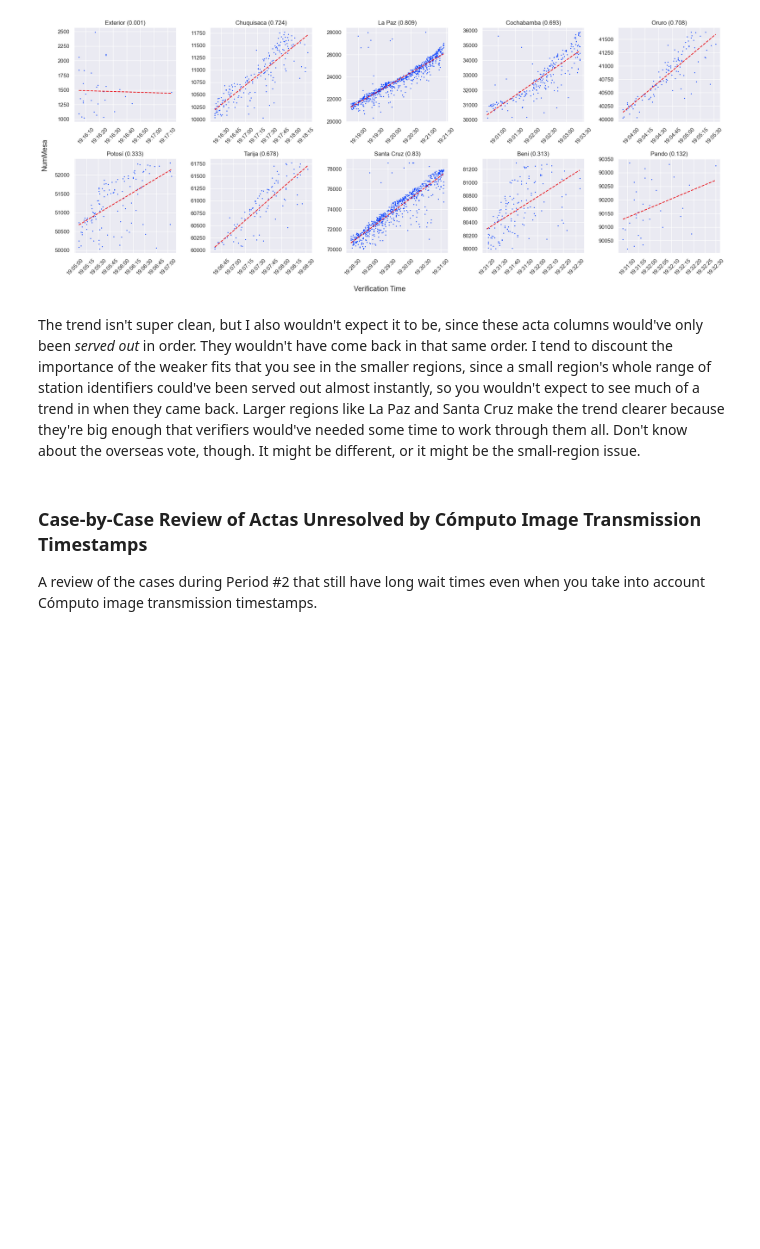
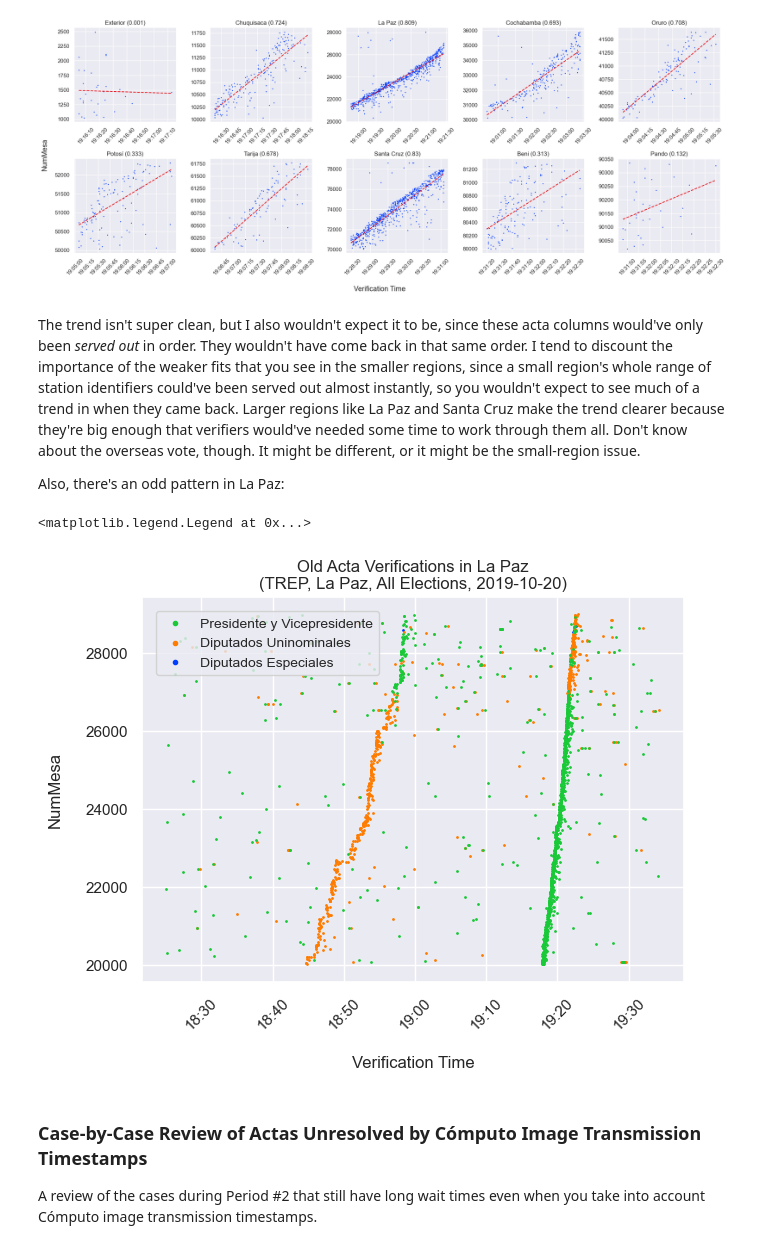
Before and after one commit to futurebum/bo1-post, a Jupyter notebook: bo1-post.ipynb, the cells around one changed output. Drawn from its saved outputs; the diff is of its cells as text; code cells hidden in the pictures; blank space fills up the shorter version.

```diff
--- a/bo1-post.ipynb
+++ b/bo1-post.ipynb
@@ -768,6 +779,31 @@ fig.tight_layout()
 [figure]
 # %% [markdown]
 The trend isn't super clean, but I also wouldn't expect it to be, since these acta columns would've only been *served out* in order. They wouldn't have come back in that same order. I tend to discount the importance of the weaker fits that you see in the smaller regions, since a small region's whole range of station identifiers could've been served out almost instantly, so you wouldn't expect to see much of a trend in when they came back. Larger regions like La Paz and Santa Cruz make the trend clearer because they're big enough that verifiers would've needed some time to work through them all. Don't know about the overseas vote, though. It might be different, or it might be the small-region issue.
+
+Also, there's an odd pattern in La Paz:
+# %%
+# i noticed an odd pattern in la paz. it's like there's a lower 3/4 of the dept and an upper 1/4 of it.
+# in the first verif spike (18:50-ish), you see dip-uni spike on the lower 3/4, THEN prez spikes on the upper 1/4.
+# then in the second spike (19:20-ish), it's reversed: prez spikes on the lower 3/4, THEN dip-uni spikes on the upper 1/4.
+# what's the split point? does it seem like there's a minicipal/provincial boundary there?
+# the serial ordering of the two types of spikes means they're related? not sure!
+
+fig, ax = plt.subplots(figsize=(7, 5))
+ax.set_title('Old Acta Verifications in La Paz\n(TREP, La Paz, All Elections, 2019-10-20)')
+ax.set_xlabel('\nVerification Time')
+ax.set_ylabel('NumMesa\n')
+trep[
+    (trep.process == 'verif') \
+    & (trep.Dep == 'La Paz') \
+    & ((trep.evt_time >= '2019-10-20 18:25') & (trep.evt_time < '2019-10-20 19:35')) \
+    & (trep.verif_delay >= pd.Timedelta('10min'))
+].groupby('ElecActa').apply(lambda x: ax.scatter(x.evt_time, x.NumMesa, s=1, label=x.ElecActa.iloc[0]))
+ax.xaxis.set_major_formatter(hhmm_format)
+for _ in ax.get_xticklabels(): _.set_rotation(45)
+ax.legend(*map(reversed, ax.get_legend_handles_labels()), bbox_to_anchor=(0.45, 0.78), fontsize=10, markerscale=3)
+# %% [output]
+<matplotlib.legend.Legend at 0x...>
+[figure, added]
 # %% [markdown]
 ### Case-by-Case Review of Actas Unresolved by Cómputo Image Transmission Timestamps ###
 
```
Also changed, not shown: parts of 12 cells of this notebook, 2 other files.
